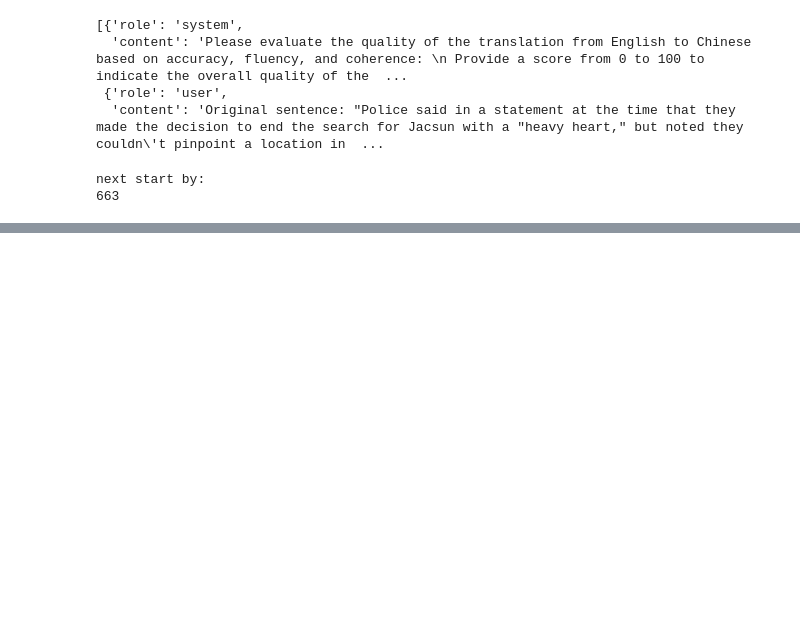
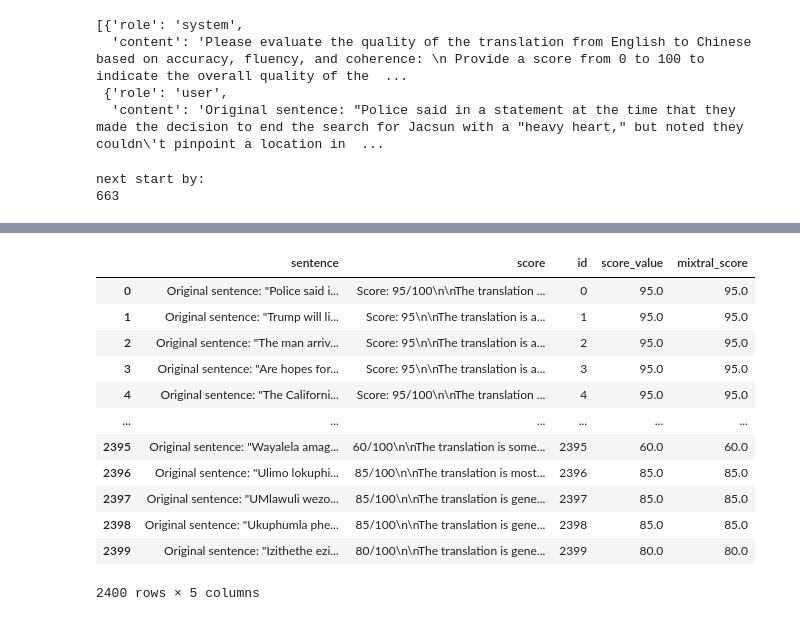
Before and after one commit to rubzip/Mistral_MT_Evaluation, a Jupyter notebook: src/Mixtral.ipynb, the cells around one changed output, grey strips where cells are left out. Cells and saved outputs as stored; diff of their text form; code cells hidden in the pictures; blank space fills up the shorter version.

```diff
--- a/src/Mixtral.ipynb
+++ b/src/Mixtral.ipynb
@@ -125,0 +124,11 @@ df_gemma = recover_all_files("../data/gemma")
+# %%
+def get_score(response: str):
+    pattern = r"\d+(?:\.\d+)?"
+
+    match = re.search(pattern, response)
+    score = float(match.group(0)) if match else None
+
+    return score
+# %%
+df_mixtral = recover_all_files("../data/mixtral/")
+df_mixtral
@@ -125,0 +149,17 @@ df_gemma = recover_all_files("../data/gemma")
+# %%
+df_mixtral["mixtral_score"] = df_mixtral["score"].map(get_score)
+df_mixtral
+# %% [output]
+|  | sentence | score | id | score_value | mixtral_score |
+| 0 | Original sentence: "Police said i... | Score: 95/100\n\nThe translation ... | 0 | 95.0 | 95.0 |
+| 1 | Original sentence: "Trump will li... | Score: 95\n\nThe translation is a... | 1 | 95.0 | 95.0 |
+| 2 | Original sentence: "The man arriv... | Score: 95\n\nThe translation is a... | 2 | 95.0 | 95.0 |
+| 3 | Original sentence: "Are hopes for... | Score: 95\n\nThe translation is a... | 3 | 95.0 | 95.0 |
+| 4 | Original sentence: "The Californi... | Score: 95/100\n\nThe translation ... | 4 | 95.0 | 95.0 |
+| ... | ... | ... | ... | ... | ... |
+| 2395 | Original sentence: "Wayalela amag... | 60/100\n\nThe translation is some... | 2395 | 60.0 | 60.0 |
+| 2396 | Original sentence: "Ulimo lokuphi... | 85/100\n\nThe translation is most... | 2396 | 85.0 | 85.0 |
+| 2397 | Original sentence: "UMlawuli wezo... | 85/100\n\nThe translation is gene... | 2397 | 85.0 | 85.0 |
+| 2398 | Original sentence: "Ukuphumla phe... | 85/100\n\nThe translation is gene... | 2398 | 85.0 | 85.0 |
+| 2399 | Original sentence: "Izithethe ezi... | 80/100\n\nThe translation is gene... | 2399 | 80.0 | 80.0 |
+2400 rows × 5 columns
```
Also changed, not shown: parts of 11 cells of this notebook, 3 other files.
